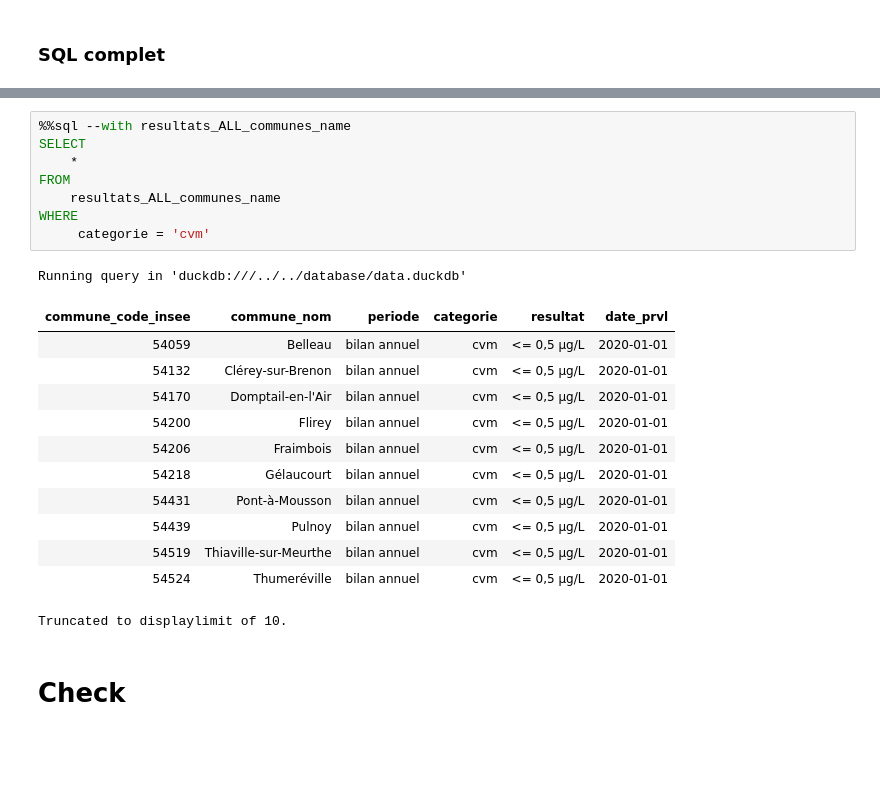
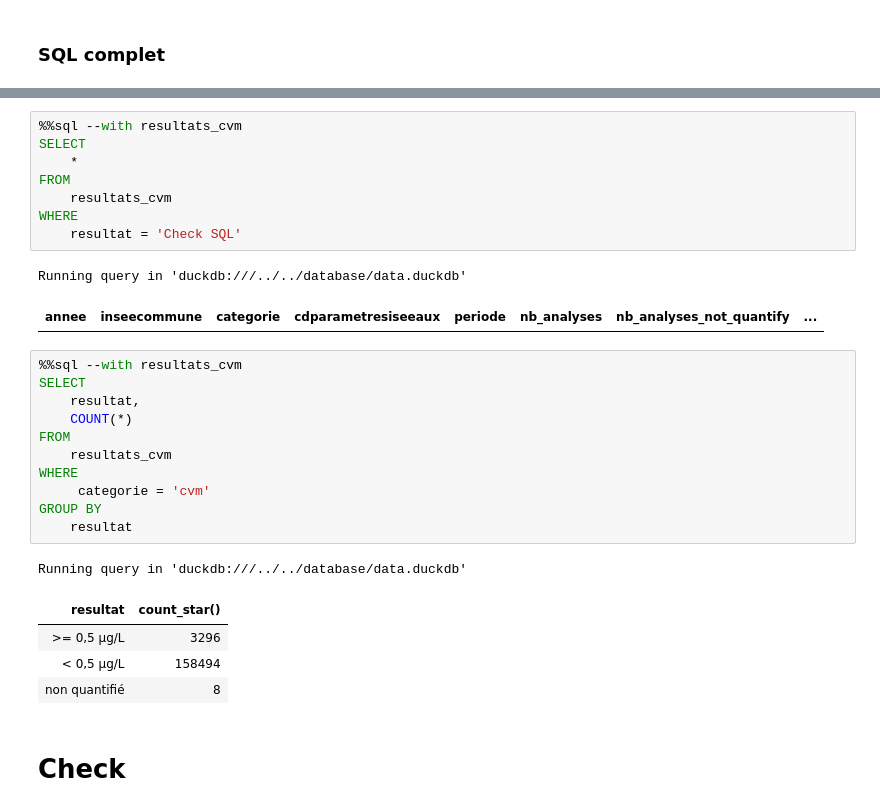
Before and after one commit to dataforgoodfr/13_pollution_eau, a Jupyter notebook: analytics/notebooks/cvm_calcul_conformite_par_commune-MAJ.ipynb, the cells around one changed output, grey strips where cells are left out. Drawn from its saved outputs; the diff is of its cells as text; blank space fills up the shorter version.

```diff
--- a/analytics/notebooks/cvm_calcul_conformite_par_commune-MAJ.ipynb
+++ b/analytics/notebooks/cvm_calcul_conformite_par_commune-MAJ.ipynb
@@ -387,26 +415,32 @@ Running query in 'duckdb:///../../database/data.duckdb'
 Truncated to displaylimit of 10.
+# %%
+%%sql --with resultats_cvm
+SELECT
+    *
+FROM
+    resultats_cvm
+WHERE
+    resultat = 'Check SQL'
+# %% [output]
+Running query in 'duckdb:///../../database/data.duckdb'
+| annee | inseecommune | categorie | cdparametresiseeaux | periode | nb_analyses | nb_analyses_not_quantify | ... |
 # %%
-%%sql --with resultats_ALL_communes_name
+%%sql --with resultats_cvm
 SELECT
-    *
+    resultat,
+    COUNT(*)
 FROM
-    resultats_ALL_communes_name
+    resultats_cvm
 WHERE
      categorie = 'cvm'
+GROUP BY
+    resultat
 # %% [output]
 Running query in 'duckdb:///../../database/data.duckdb'
-| commune_code_insee | commune_nom | periode | categorie | resultat | date_prvl |
-| 54059 | Belleau | bilan annuel | cvm | <= 0,5 µg/L | 2020-01-01 |
-| 54132 | Clérey-sur-Brenon | bilan annuel | cvm | <= 0,5 µg/L | 2020-01-01 |
-| 54170 | Domptail-en-l'Air | bilan annuel | cvm | <= 0,5 µg/L | 2020-01-01 |
-| 54200 | Flirey | bilan annuel | cvm | <= 0,5 µg/L | 2020-01-01 |
-| 54206 | Fraimbois | bilan annuel | cvm | <= 0,5 µg/L | 2020-01-01 |
-| 54218 | Gélaucourt | bilan annuel | cvm | <= 0,5 µg/L | 2020-01-01 |
-| 54431 | Pont-à-Mousson | bilan annuel | cvm | <= 0,5 µg/L | 2020-01-01 |
-| 54439 | Pulnoy | bilan annuel | cvm | <= 0,5 µg/L | 2020-01-01 |
-| 54519 | Thiaville-sur-Meurthe | bilan annuel | cvm | <= 0,5 µg/L | 2020-01-01 |
-| 54524 | Thumeréville | bilan annuel | cvm | <= 0,5 µg/L | 2020-01-01 |
+| resultat | count_star() |
+| >= 0,5 µg/L | 3296 |
+| < 0,5 µg/L | 158494 |
+| non quantifié | 8 |
-Truncated to displaylimit of 10.
 # %% [markdown]
 # Check
 # %%
```
Also changed, not shown: parts of 17 cells of this notebook, 2 other files.
